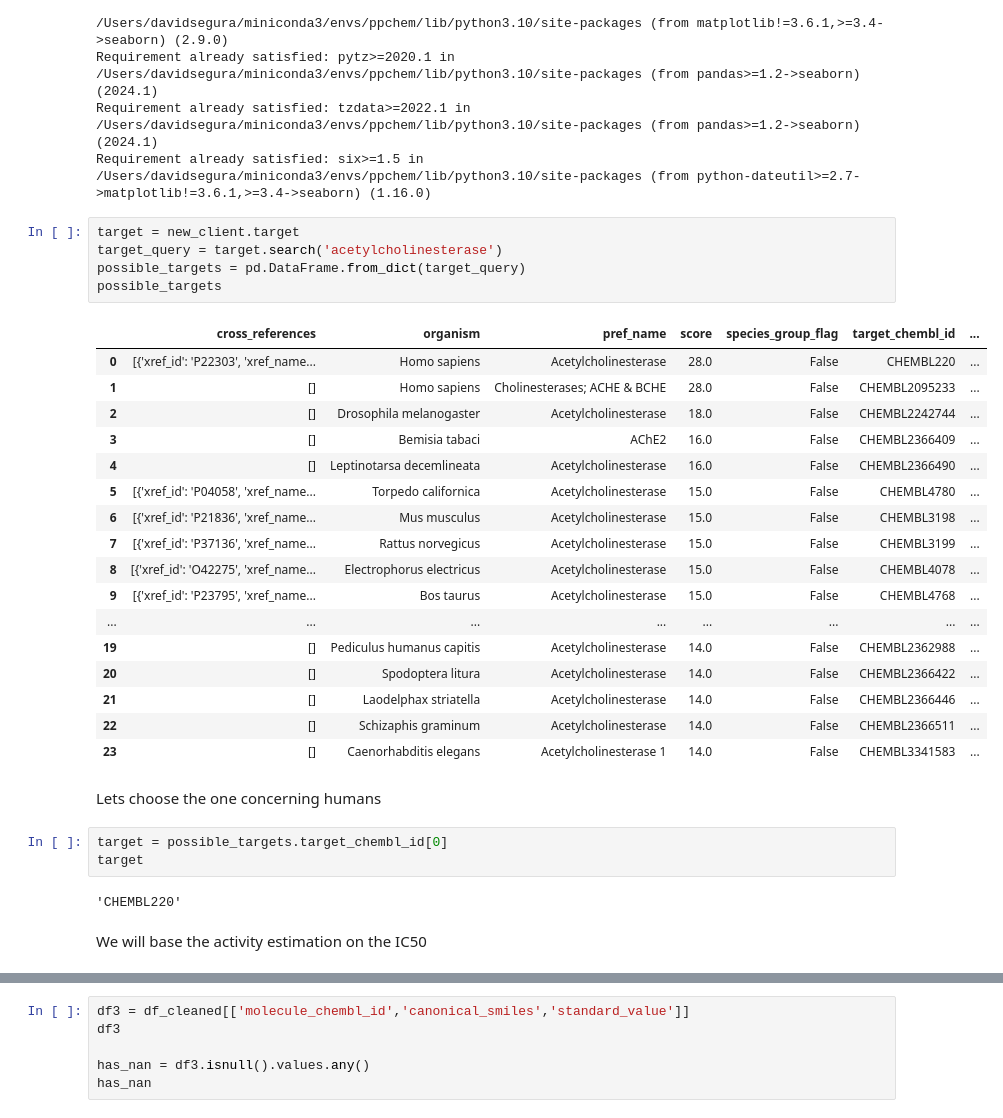
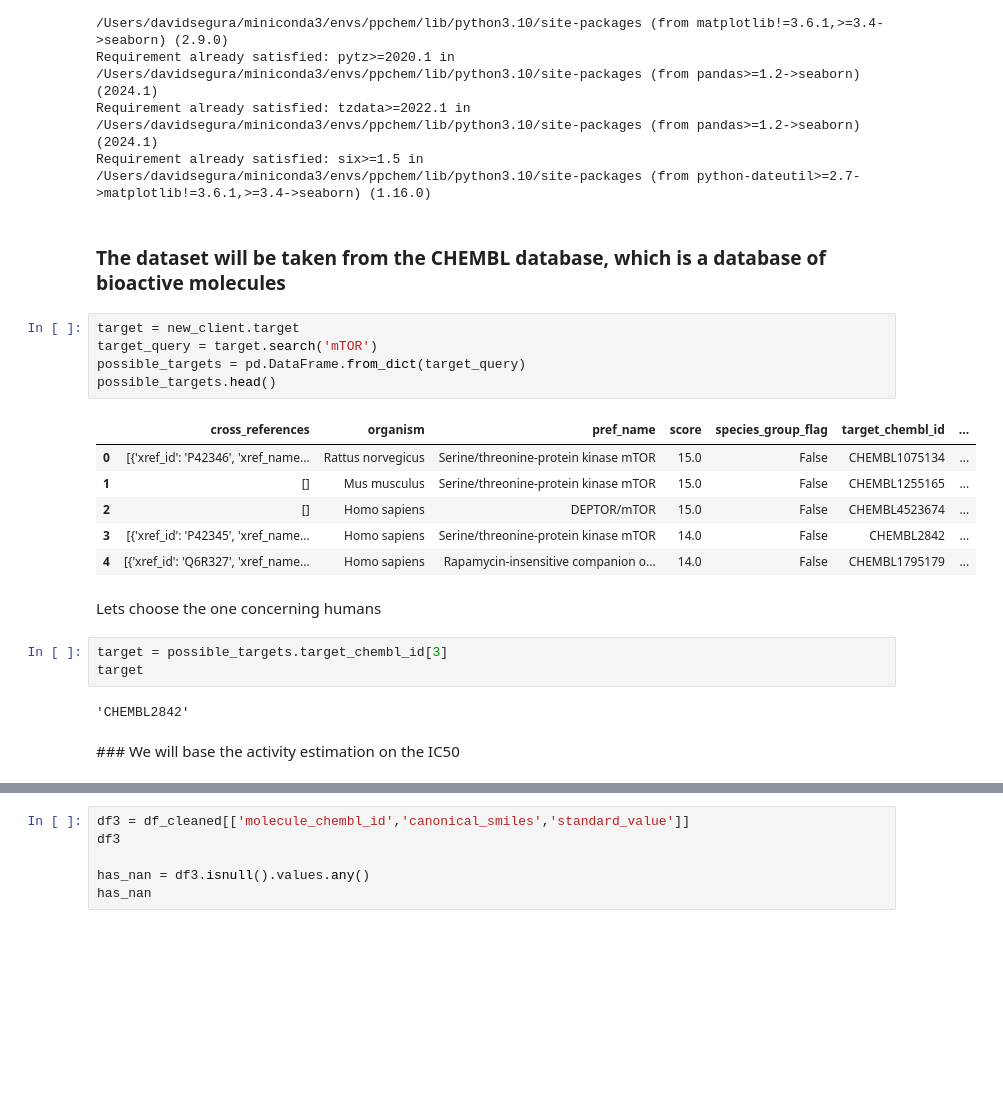
Before and after one commit to Davidmingsegura/Project4chem_drugdisc, a Jupyter notebook: Project_Drug.ipynb, the cells around one changed output, grey strips where cells are left out. Saved outputs shown, nothing was run; the diff lists cells and outputs as text; blank space fills up the shorter version.

Commit message:
mTOR protein

```diff
--- a/Project_Drug.ipynb
+++ b/Project_Drug.ipynb
@@ -28,38 +30,29 @@ Requirement already satisfied: python-dateutil>=2.7 in /Users/davidsegura/minico
 Requirement already satisfied: pytz>=2020.1 in /Users/davidsegura/miniconda3/envs/ppchem/lib/python3.10/site-packages (from pandas>=1.2->seaborn) (2024.1)
 Requirement already satisfied: tzdata>=2022.1 in /Users/davidsegura/miniconda3/envs/ppchem/lib/python3.10/site-packages (from pandas>=1.2->seaborn) (2024.1)
 Requirement already satisfied: six>=1.5 in /Users/davidsegura/miniconda3/envs/ppchem/lib/python3.10/site-packages (from python-dateutil>=2.7->matplotlib!=3.6.1,>=3.4->seaborn) (1.16.0)
+# %% [markdown]
+### The dataset will be taken from the CHEMBL database, which is a database of bioactive molecules
 # %%
 target = new_client.target
-target_query = target.search('acetylcholinesterase')
+target_query = target.search('mTOR')
 possible_targets = pd.DataFrame.from_dict(target_query)
-possible_targets
+possible_targets.head()
 # %% [output]
 |  | cross_references | organism | pref_name | score | species_group_flag | target_chembl_id | ... |
-| 0 | [{'xref_id': 'P22303', 'xref_name... | Homo sapiens | Acetylcholinesterase | 28.0 | False | CHEMBL220 | ... |
-| 1 | [] | Homo sapiens | Cholinesterases; ACHE & BCHE | 28.0 | False | CHEMBL2095233 | ... |
-| 2 | [] | Drosophila melanogaster | Acetylcholinesterase | 18.0 | False | CHEMBL2242744 | ... |
-| 3 | [] | Bemisia tabaci | AChE2 | 16.0 | False | CHEMBL2366409 | ... |
-| 4 | [] | Leptinotarsa decemlineata | Acetylcholinesterase | 16.0 | False | CHEMBL2366490 | ... |
-| 5 | [{'xref_id': 'P04058', 'xref_name... | Torpedo californica | Acetylcholinesterase | 15.0 | False | CHEMBL4780 | ... |
-| 6 | [{'xref_id': 'P21836', 'xref_name... | Mus musculus | Acetylcholinesterase | 15.0 | False | CHEMBL3198 | ... |
-| 7 | [{'xref_id': 'P37136', 'xref_name... | Rattus norvegicus | Acetylcholinesterase | 15.0 | False | CHEMBL3199 | ... |
-| 8 | [{'xref_id': 'O42275', 'xref_name... | Electrophorus electricus | Acetylcholinesterase | 15.0 | False | CHEMBL4078 | ... |
-| 9 | [{'xref_id': 'P23795', 'xref_name... | Bos taurus | Acetylcholinesterase | 15.0 | False | CHEMBL4768 | ... |
-| ... | ... | ... | ... | ... | ... | ... | ... |
-| 19 | [] | Pediculus humanus capitis | Acetylcholinesterase | 14.0 | False | CHEMBL2362988 | ... |
-| 20 | [] | Spodoptera litura | Acetylcholinesterase | 14.0 | False | CHEMBL2366422 | ... |
-| 21 | [] | Laodelphax striatella | Acetylcholinesterase | 14.0 | False | CHEMBL2366446 | ... |
-| 22 | [] | Schizaphis graminum | Acetylcholinesterase | 14.0 | False | CHEMBL2366511 | ... |
-| 23 | [] | Caenorhabditis elegans | Acetylcholinesterase 1 | 14.0 | False | CHEMBL3341583 | ... |
+| 0 | [{'xref_id': 'P42346', 'xref_name... | Rattus norvegicus | Serine/threonine-protein kinase mTOR | 15.0 | False | CHEMBL1075134 | ... |
+| 1 | [] | Mus musculus | Serine/threonine-protein kinase mTOR | 15.0 | False | CHEMBL1255165 | ... |
+| 2 | [] | Homo sapiens | DEPTOR/mTOR | 15.0 | False | CHEMBL4523674 | ... |
+| 3 | [{'xref_id': 'P42345', 'xref_name... | Homo sapiens | Serine/threonine-protein kinase mTOR | 14.0 | False | CHEMBL2842 | ... |
+| 4 | [{'xref_id': 'Q6R327', 'xref_name... | Homo sapiens | Rapamycin-insensitive companion o... | 14.0 | False | CHEMBL1795179 | ... |
 # %% [markdown]
 Lets choose the one concerning humans
 # %%
-target = possible_targets.target_chembl_id[0]
+target = possible_targets.target_chembl_id[3]
 target
 # %% [output]
-'CHEMBL220'
+'CHEMBL2842'
 # %% [markdown]
-We will base the activity estimation on the IC50
+### We will base the activity estimation on the IC50
 # %%
 activity = new_client.activity
 res = activity.filter(target_chembl_id=target).filter(standard_type="IC50")
```
Also changed, not shown: parts of 47 cells of this notebook.
